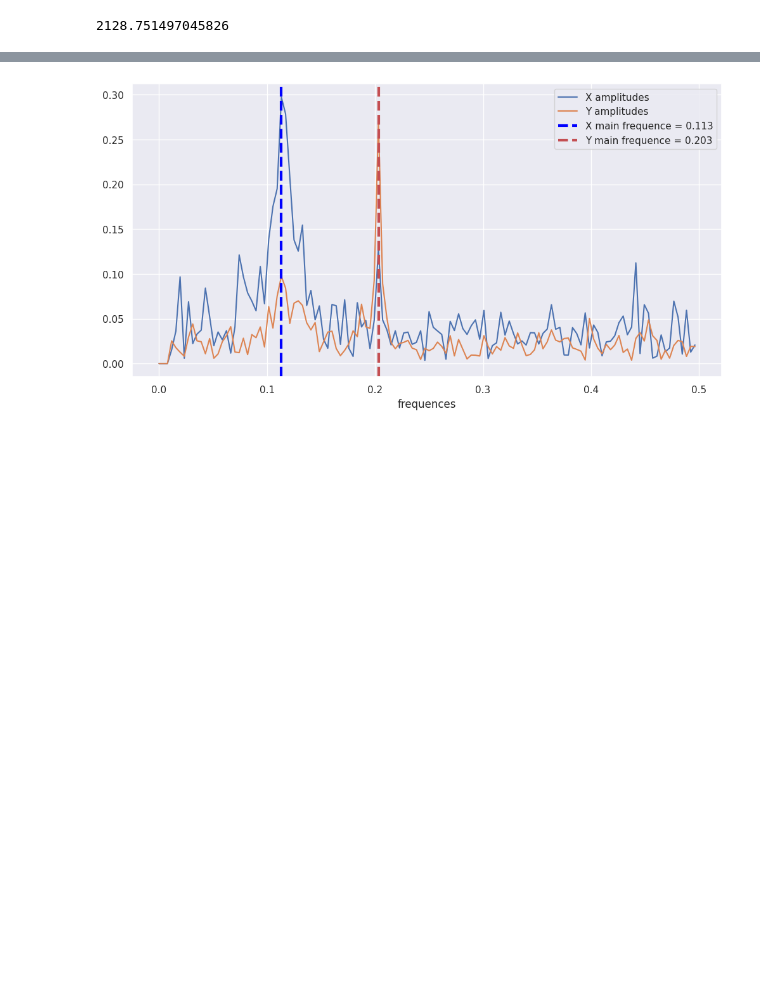
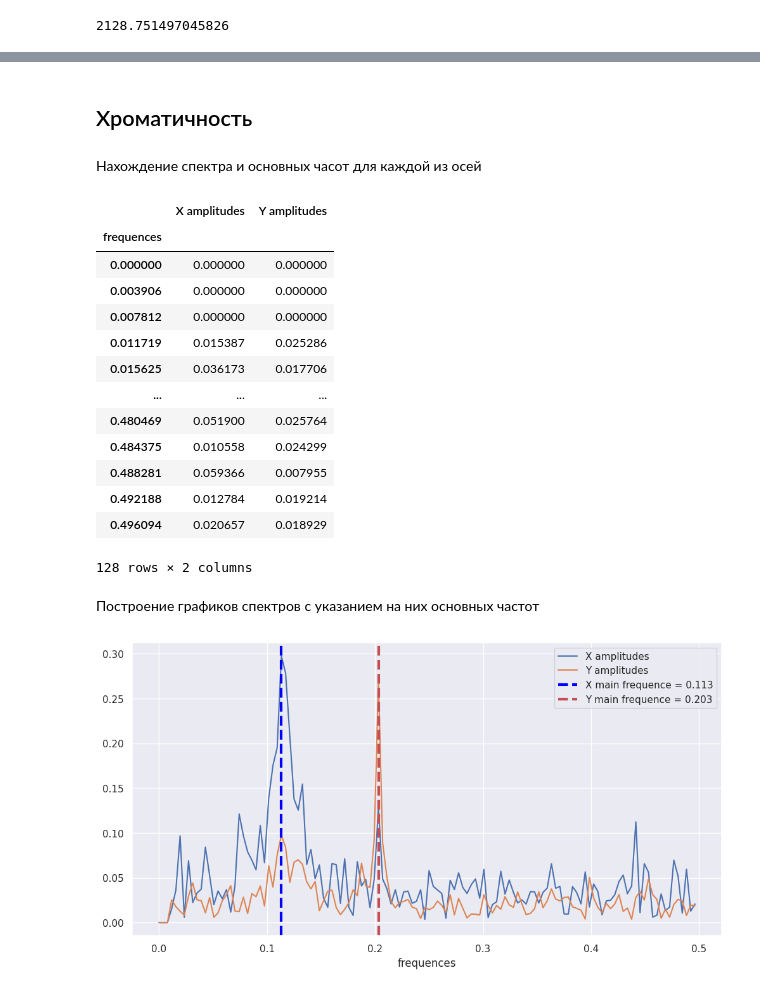
Before and after one commit to settlermine/jinr_practice, a Jupyter notebook: main.ipynb, the cells around one changed output, grey strips where cells are left out. Cells and saved outputs as stored; diff of their text form; code cells hidden in the pictures; blank space fills up the shorter version.

```diff
--- a/main.ipynb
+++ b/main.ipynb
@@ -301 +348,34 @@ beam_center_coords.hist(figsize = (10, 6));
+# %% [markdown]
+## Хроматичность
+# %% [markdown]
+Нахождение спектра и основных часот для каждой из осей
+# %%
+spectrum = pd.DataFrame()
+main_frequences = {}
+
+for axis in 'X', 'Y':
+    freq, amp = get_spectrum(beam_center_coords[axis])
+    spectrum[axis + ' amplitudes'] = amp
+    main_frequences[axis] = find_main_frequence(freq, amp)
+
+spectrum['frequences'] = freq
+spectrum = spectrum.set_index('frequences')
+spectrum
+# %% [output]
+|  | X amplitudes | Y amplitudes |
+| frequences |  |  |
+| 0.000000 | 0.000000 | 0.000000 |
+| 0.003906 | 0.000000 | 0.000000 |
+| 0.007812 | 0.000000 | 0.000000 |
+| 0.011719 | 0.015387 | 0.025286 |
+| 0.015625 | 0.036173 | 0.017706 |
+| ... | ... | ... |
+| 0.480469 | 0.051900 | 0.025764 |
+| 0.484375 | 0.010558 | 0.024299 |
+| 0.488281 | 0.059366 | 0.007955 |
+| 0.492188 | 0.012784 | 0.019214 |
+| 0.496094 | 0.020657 | 0.018929 |
+128 rows × 2 columns
+# %% [markdown]
+Построение графиков спектров с указанием на них основных частот
 # %%
```
Also changed, not shown: parts of 34 cells of this notebook.
